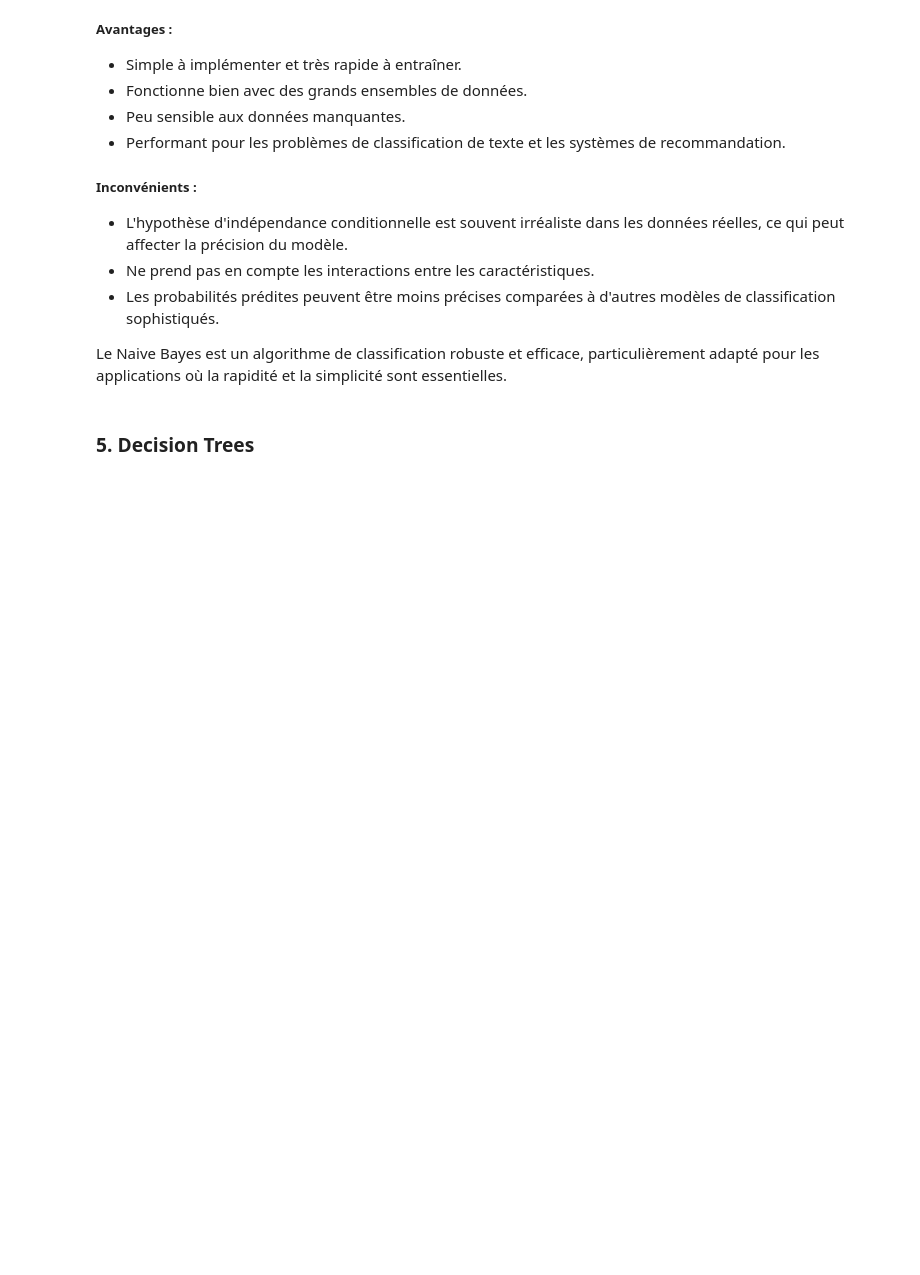
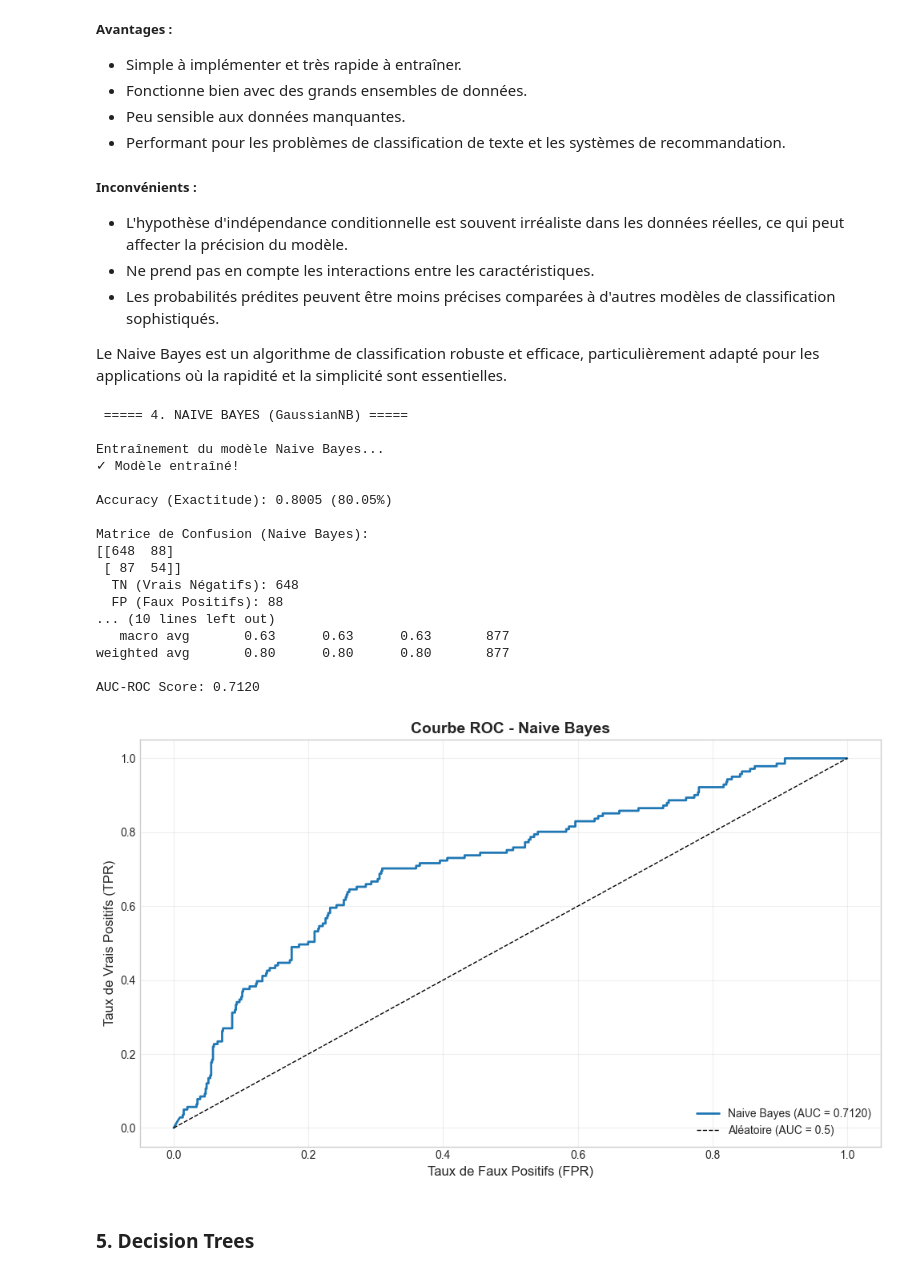
Before and after one commit to unitealfa/algo-de-pr-diction, a Jupyter notebook: HumanForYou_attrition_analysis.ipynb, the cells around one changed output. Cells and saved outputs as stored; diff of their text form; code cells hidden in the pictures; blank space fills up the shorter version.

```diff
--- a/HumanForYou_attrition_analysis.ipynb
+++ b/HumanForYou_attrition_analysis.ipynb
@@ -981,6 +1211,82 @@ $ P(C_k) \cdot \prod_{i=1}^{n} P(x_i | C_k) $
 - Les probabilités prédites peuvent être moins précises comparées à d'autres modèles de classification sophistiqués.
 
 Le Naive Bayes est un algorithme de classification robuste et efficace, particulièrement adapté pour les applications où la rapidité et la simplicité sont essentielles.
+# %%
+# Import des librairies nécessaires
+from sklearn.naive_bayes import GaussianNB
+from sklearn.metrics import confusion_matrix, classification_report, roc_auc_score, roc_curve, accuracy_score
+import matplotlib.pyplot as plt
+
+print(' ===== 4. NAIVE BAYES (GaussianNB) =====')
+print()
+
+# Initialisation et entraînement du modèle
+nb = GaussianNB()
+print('Entraînement du modèle Naive Bayes...')
+nb.fit(X_train_processed, y_train)
+print('✓ Modèle entraîné!')
+print()
+
+# Prédictions sur l'ensemble de test
+y_pred_nb = nb.predict(X_test_processed)
+y_pred_proba_nb = nb.predict_proba(X_test_processed)[:, 1]  # Probabilités pour la classe 1
+
+# Calcul de l'exactitude (accuracy)
+accuracy_nb = accuracy_score(y_test, y_pred_nb)
+print(f'Accuracy (Exactitude): {accuracy_nb:.4f} ({accuracy_nb*100:.2f}%)')
+print()
+
+# Matrice de confusion
+conf_matrix_nb = confusion_matrix(y_test, y_pred_nb)
+print('Matrice de Confusion (Naive Bayes):')
+print(conf_matrix_nb)
+print(f'  TN (Vrais Négatifs): {conf_matrix_nb[0,0]}')
+print(f'  FP (Faux Positifs): {conf_matrix_nb[0,1]}')
+print(f'  FN (Faux Négatifs): {conf_matrix_nb[1,0]}')
+print(f'  TP (Vrais Positifs): {conf_matrix_nb[1,1]}')
+print()
+
+# Rapport de classification
+print('Rapport de Classification (Naive Bayes):')
+print(classification_report(y_test, y_pred_nb, target_names=['No Attrition', 'Attrition']))
+
+# AUC-ROC
+roc_auc_nb = roc_auc_score(y_test, y_pred_proba_nb)
+print(f'AUC-ROC Score: {roc_auc_nb:.4f}')
+print()
+
+# Courbe ROC
+fpr_nb, tpr_nb, thresholds_nb = roc_curve(y_test, y_pred_proba_nb)
+
+plt.figure(figsize=(10, 6))
+plt.plot(fpr_nb, tpr_nb, linewidth=2, label=f'Naive Bayes (AUC = {roc_auc_nb:.4f})')
+plt.plot([0, 1], [0, 1], 'k--', linewidth=1, label='Aléatoire (AUC = 0.5)')
+plt.xlabel('Taux de Faux Positifs (FPR)', fontsize=12)
+plt.ylabel('Taux de Vrais Positifs (TPR)', fontsize=12)
+plt.title('Courbe ROC - Naive Bayes', fontsize=14, fontweight='bold')
+plt.legend(loc='lower right', fontsize=10)
+plt.grid(True, alpha=0.3)
+plt.tight_layout()
+plt.show()
+# %% [output]
+ ===== 4. NAIVE BAYES (GaussianNB) =====
+
+Entraînement du modèle Naive Bayes...
+✓ Modèle entraîné!
+
+Accuracy (Exactitude): 0.8005 (80.05%)
+
+Matrice de Confusion (Naive Bayes):
+[[648  88]
+ [ 87  54]]
+  TN (Vrais Négatifs): 648
+  FP (Faux Positifs): 88
+... (10 lines left out)
+   macro avg       0.63      0.63      0.63       877
+weighted avg       0.80      0.80      0.80       877
+
+AUC-ROC Score: 0.7120
+[figure, added]
 # %% [markdown]
 ### 5. Decision Trees
 # %% [markdown]
```
Also changed, not shown: parts of 13 cells of this notebook.
